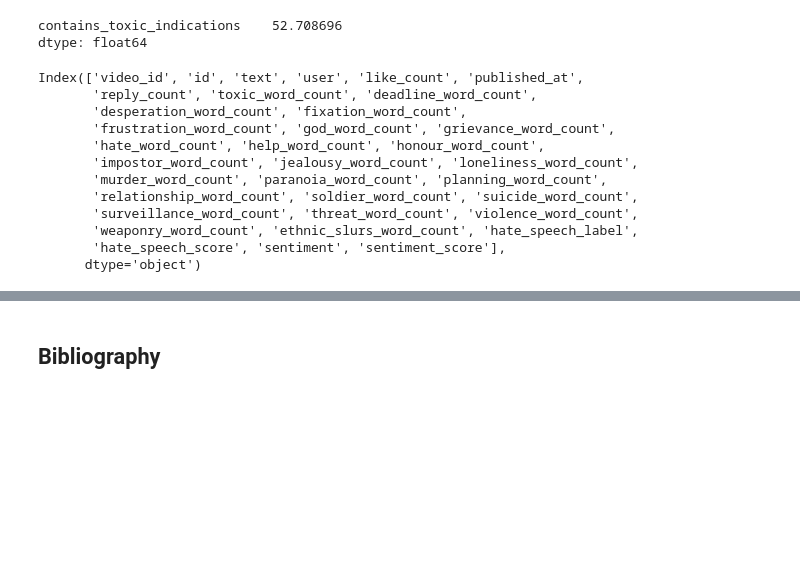
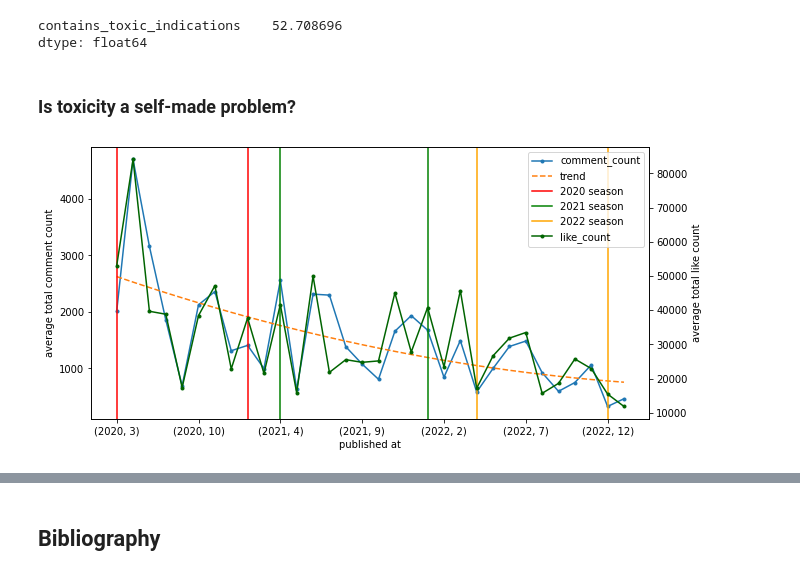
Before and after one commit to lkno0705/ToxicF1Cac, a Jupyter notebook: final.ipynb, the cells around one changed output, grey strips where cells are left out. Drawn from its saved outputs; the diff is of its cells as text; code cells hidden in the pictures; blank space fills up the shorter version.

```diff
--- a/final.ipynb
+++ b/final.ipynb
@@ -667,18 +532,28 @@ grouped.mean()
 # %% [output]
 contains_toxic_indications    52.708696
 dtype: float64
-# %%
-comment_df.columns
-# %% [output]
-Index(['video_id', 'id', 'text', 'user', 'like_count', 'published_at',
-       'reply_count', 'toxic_word_count', 'deadline_word_count',
-       'desperation_word_count', 'fixation_word_count',
-       'frustration_word_count', 'god_word_count', 'grievance_word_count',
-       'hate_word_count', 'help_word_count', 'honour_word_count',
-       'impostor_word_count', 'jealousy_word_count', 'loneliness_word_count',
-       'murder_word_count', 'paranoia_word_count', 'planning_word_count',
-       'relationship_word_count', 'soldier_word_count', 'suicide_word_count',
-       'surveillance_word_count', 'threat_word_count', 'violence_word_count',
-       'weaponry_word_count', 'ethnic_slurs_word_count', 'hate_speech_label',
-       'hate_speech_score', 'sentiment', 'sentiment_score'],
-      dtype='object')
+# %% [markdown]
+### Is toxicity a self-made problem?
+# %%
+fig, ax = plt.subplots(figsize=(10,5))
+videos.comment_count = videos.comment_count.astype(int)
+videos.like_count = videos.like_count.astype(int)
+ax2 = ax.twinx()
+videos[["published_at", "comment_count"]].groupby(by=[videos.published_at.dt.year ,videos.published_at.dt.month]).mean().plot(ax=ax, style='.-', xlabel="published at", ylabel="average total comment count")
+videos[["published_at", "like_count"]].groupby(by=[videos.published_at.dt.year ,videos.published_at.dt.month]).mean().plot(ax=ax2, style='.-', xlabel="published at", c="darkgreen", ylabel="average total like count")
+x = np.arange(32)
+y = videos.groupby(by=[videos.published_at.dt.year ,videos.published_at.dt.month]).mean().comment_count.to_list()
+z = np.polyfit(x,y,2)
+p = np.poly1d(z)
+ax.plot(x, p(x), linestyle="dashed", label="trend")
+ax.axvline(0, color="red", label="2020 season")
+ax.axvline(10, color="green", label="2021 season")
+ax.axvline(22, color="orange", label="2022 season")
+lns = ax.get_lines() + ax2.get_lines()
+ax.legend(ax.get_lines() + ax2.get_lines(), [l.get_label() for l in lns])
+ax.axvline(8, color="red")
+ax.axvline(19, color="green")
+ax.axvline(30, color="orange")
+ax2.get_legend().remove()
+# %% [output]
+[figure, added]
```
Also changed, not shown: parts of 23 cells of this notebook, 9 other files.
